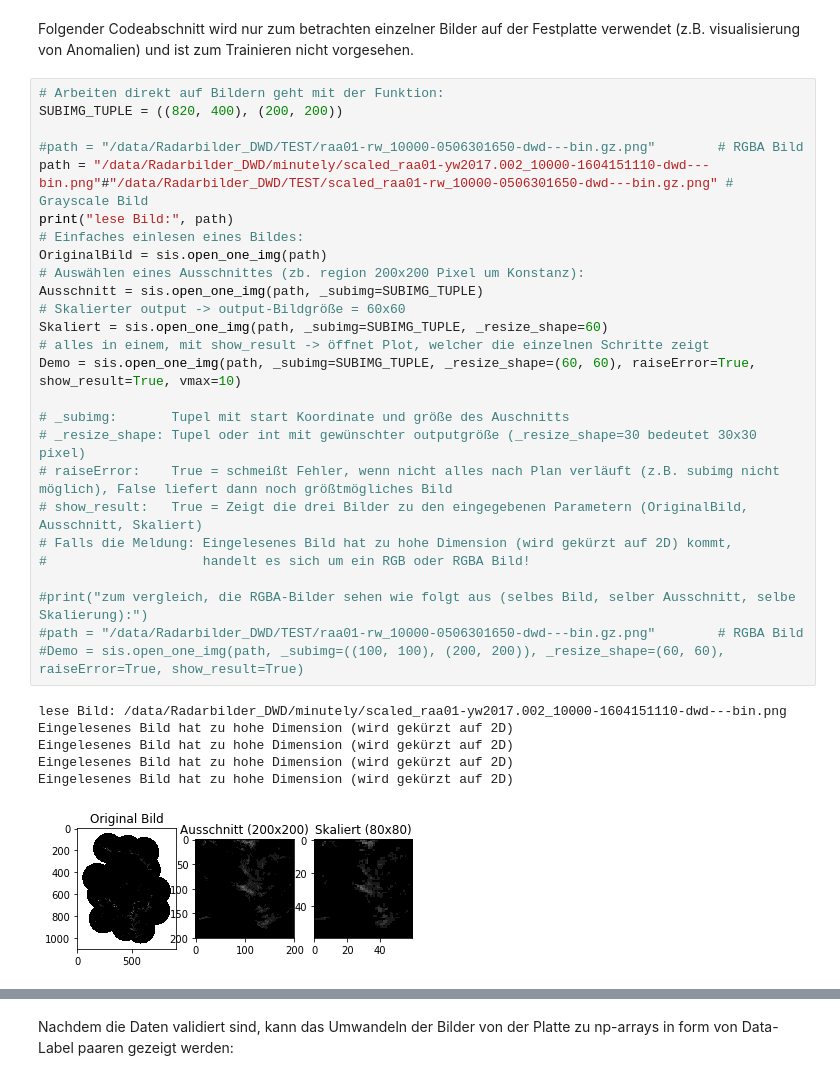
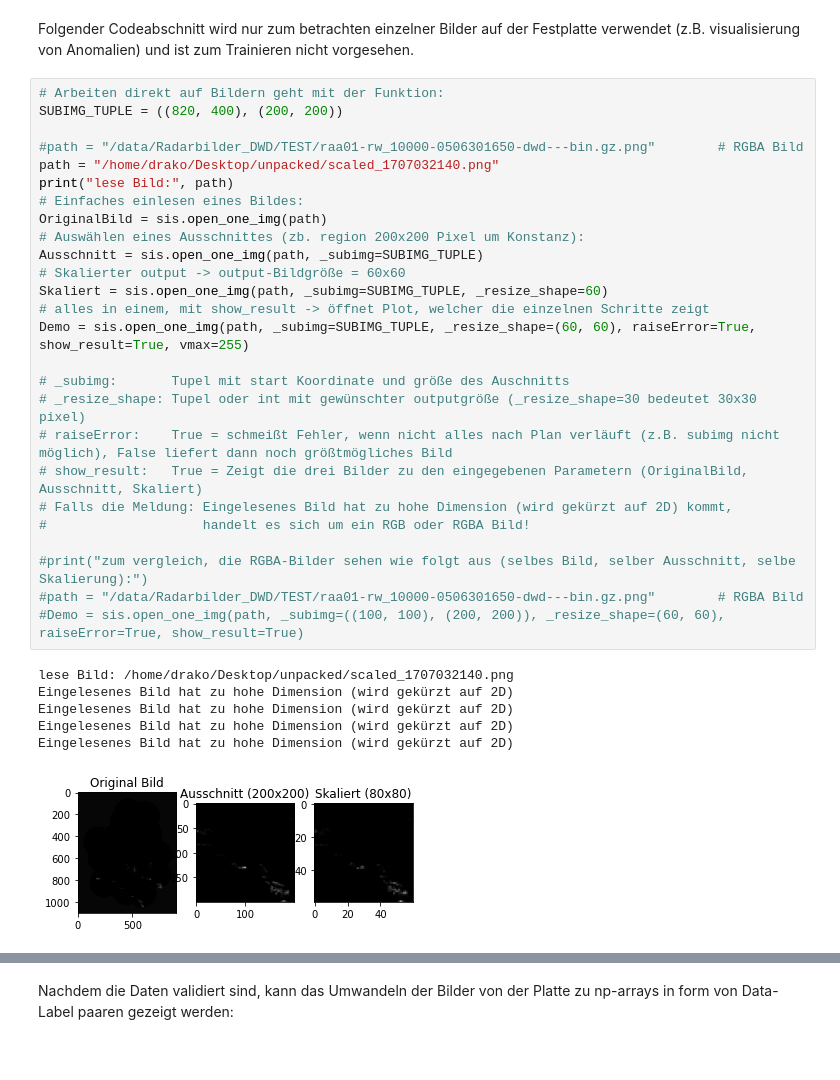
Before and after one commit to thgnaedi/DeepRain, a Jupyter notebook: Data/Anwendung simple_image_script.ipynb, the cells around one changed output, grey strips where cells are left out. Saved outputs shown, nothing was run; the diff lists cells and outputs as text.

Commit message:
update, use images with new calculation (much more details)

```diff
--- a/Data/Anwendung simple_image_script.ipynb
+++ b/Data/Anwendung simple_image_script.ipynb
@@ -11,36 +11,36 @@ Folgender Codeabschnitt wird nur zum betrachten einzelner Bilder auf der Festpla
 # %%
 # Arbeiten direkt auf Bildern geht mit der Funktion:
 SUBIMG_TUPLE = ((820, 400), (200, 200))
 
 #path = "/data/Radarbilder_DWD/TEST/raa01-rw_10000-0506301650-dwd---bin.gz.png"        # RGBA Bild
-path = "/data/Radarbilder_DWD/minutely/scaled_raa01-yw2017.002_10000-1604151110-dwd---bin.png"#"/data/Radarbilder_DWD/TEST/scaled_raa01-rw_10000-0506301650-dwd---bin.gz.png" # Grayscale Bild
+path = "/home/drako/Desktop/unpacked/scaled_1707032140.png"
 print("lese Bild:", path)
 # Einfaches einlesen eines Bildes:
 OriginalBild = sis.open_one_img(path)
 # Auswählen eines Ausschnittes (zb. region 200x200 Pixel um Konstanz):
 Ausschnitt = sis.open_one_img(path, _subimg=SUBIMG_TUPLE)
 # Skalierter output -> output-Bildgröße = 60x60
 Skaliert = sis.open_one_img(path, _subimg=SUBIMG_TUPLE, _resize_shape=60)
 # alles in einem, mit show_result -> öffnet Plot, welcher die einzelnen Schritte zeigt
-Demo = sis.open_one_img(path, _subimg=SUBIMG_TUPLE, _resize_shape=(60, 60), raiseError=True, show_result=True, vmax=10)
+Demo = sis.open_one_img(path, _subimg=SUBIMG_TUPLE, _resize_shape=(60, 60), raiseError=True, show_result=True, vmax=255)
 
 # _subimg:       Tupel mit start Koordinate und größe des Auschnitts
 # _resize_shape: Tupel oder int mit gewünschter outputgröße (_resize_shape=30 bedeutet 30x30 pixel)
 # raiseError:    True = schmeißt Fehler, wenn nicht alles nach Plan verläuft (z.B. subimg nicht möglich), False liefert dann noch größtmögliches Bild
 # show_result:   True = Zeigt die drei Bilder zu den eingegebenen Parametern (OriginalBild, Ausschnitt, Skaliert)
 # Falls die Meldung: Eingelesenes Bild hat zu hohe Dimension (wird gekürzt auf 2D) kommt,
 #                    handelt es sich um ein RGB oder RGBA Bild!
 
 #print("zum vergleich, die RGBA-Bilder sehen wie folgt aus (selbes Bild, selber Ausschnitt, selbe Skalierung):")
 #path = "/data/Radarbilder_DWD/TEST/raa01-rw_10000-0506301650-dwd---bin.gz.png"        # RGBA Bild
 #Demo = sis.open_one_img(path, _subimg=((100, 100), (200, 200)), _resize_shape=(60, 60), raiseError=True, show_result=True)
 # %% [output]
-lese Bild: /data/Radarbilder_DWD/minutely/scaled_raa01-yw2017.002_10000-1604151110-dwd---bin.png
+lese Bild: /home/drako/Desktop/unpacked/scaled_1707032140.png
 Eingelesenes Bild hat zu hohe Dimension (wird gekürzt auf 2D)
 Eingelesenes Bild hat zu hohe Dimension (wird gekürzt auf 2D)
 Eingelesenes Bild hat zu hohe Dimension (wird gekürzt auf 2D)
 Eingelesenes Bild hat zu hohe Dimension (wird gekürzt auf 2D)
-[figure, old version]
+[figure, new version]
 # %%
 #a = OriginalBild[OriginalBild==174] = 0
 print(OriginalBild.shape, "= {} pixel".format(1100*900))
```
Also changed, not shown: parts of 7 cells of this notebook.
